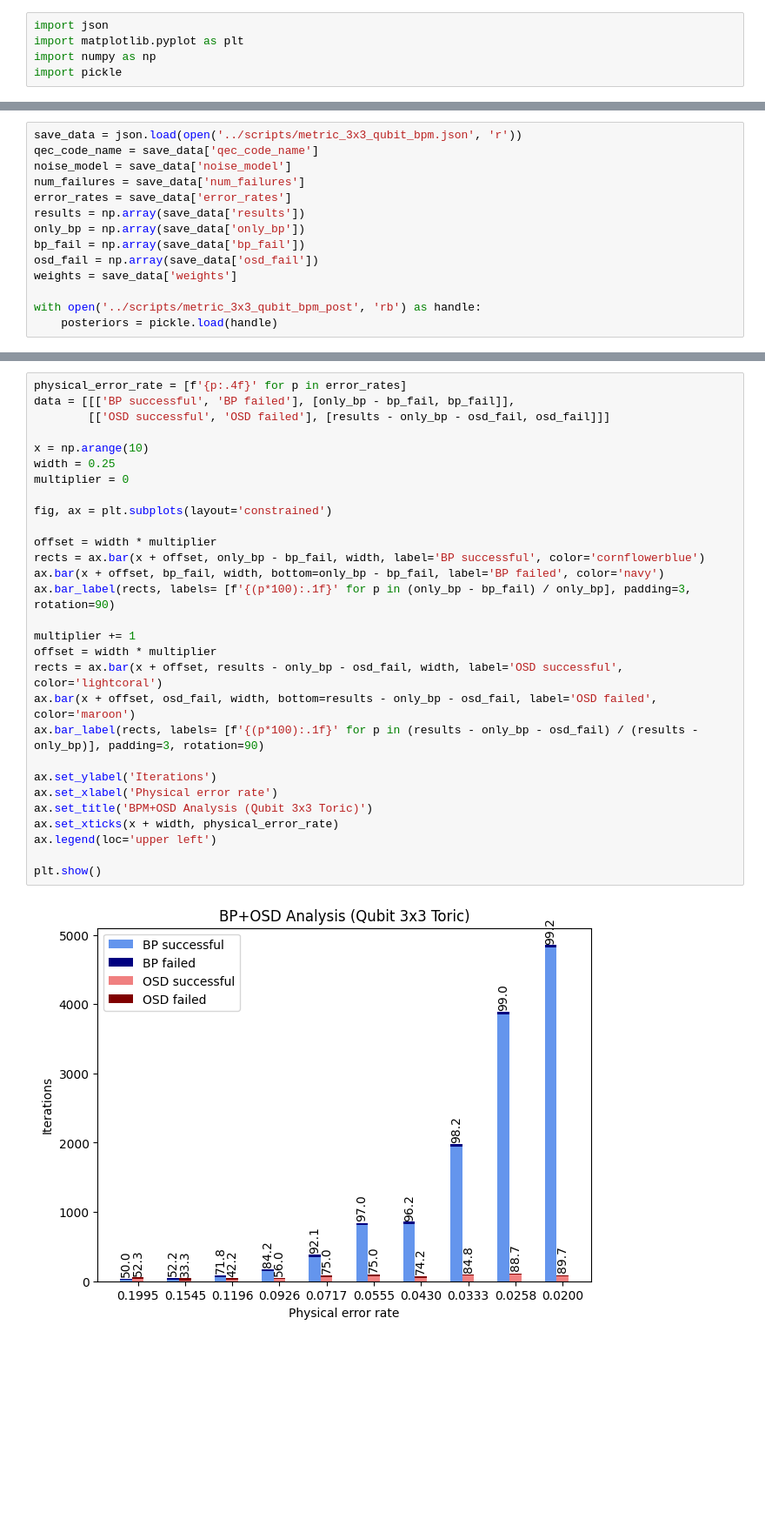
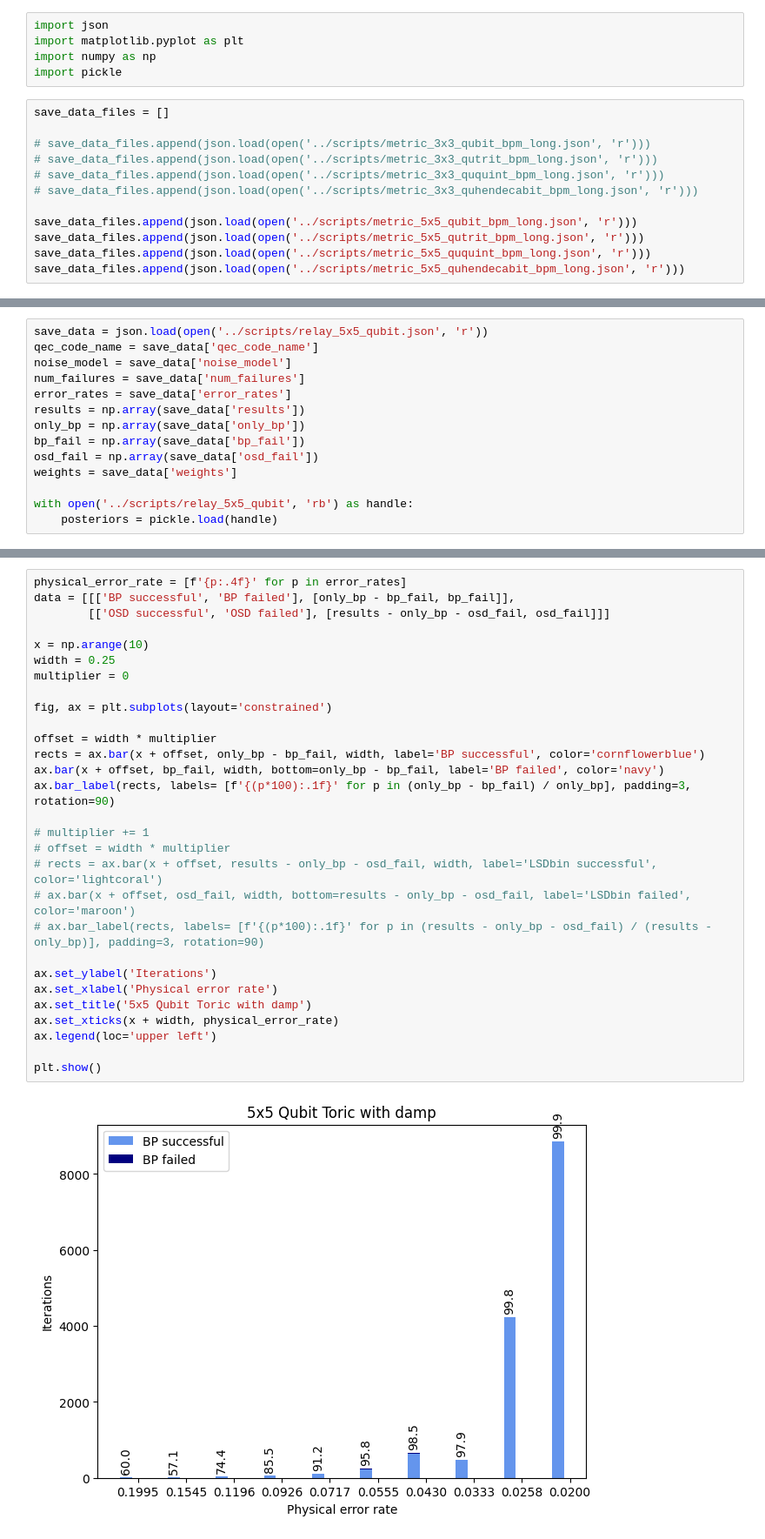
Before and after one commit to e-kneip/bbqudit, a Jupyter notebook: bbq/notebooks/metric.ipynb, the cells around one changed output, grey strips where cells are left out. Shown at 87% size. Cells and saved outputs as stored; diff of their text form; blank space fills up the shorter version.

```diff
--- a/bbq/notebooks/metric.ipynb
+++ b/bbq/notebooks/metric.ipynb
@@ -5,3 +142,15 @@ import json
 import matplotlib.pyplot as plt
 import numpy as np
 import pickle
+# %%
+save_data_files = []
+
+# save_data_files.append(json.load(open('../scripts/metric_3x3_qubit_bpm_long.json', 'r')))
+# save_data_files.append(json.load(open('../scripts/metric_3x3_qutrit_bpm_long.json', 'r')))
+# save_data_files.append(json.load(open('../scripts/metric_3x3_ququint_bpm_long.json', 'r')))
+# save_data_files.append(json.load(open('../scripts/metric_3x3_quhendecabit_bpm_long.json', 'r')))
+
+save_data_files.append(json.load(open('../scripts/metric_5x5_qubit_bpm_long.json', 'r')))
+save_data_files.append(json.load(open('../scripts/metric_5x5_qutrit_bpm_long.json', 'r')))
+save_data_files.append(json.load(open('../scripts/metric_5x5_ququint_bpm_long.json', 'r')))
+save_data_files.append(json.load(open('../scripts/metric_5x5_quhendecabit_bpm_long.json', 'r')))
@@ -22,5 +240,5 @@ plt.title('BP failed, OSD failed, smallest p');
 # %%
-save_data = json.load(open('../scripts/metric_3x3_qubit_bpm.json', 'r'))
+save_data = json.load(open('../scripts/relay_5x5_qubit.json', 'r'))
 qec_code_name = save_data['qec_code_name']
 noise_model = save_data['noise_model']
 num_failures = save_data['num_failures']
@@ -31,6 +249,6 @@ bp_fail = np.array(save_data['bp_fail'])
 osd_fail = np.array(save_data['osd_fail'])
 weights = save_data['weights']
 
-with open('../scripts/metric_3x3_qubit_bpm_post', 'rb') as handle:
+with open('../scripts/relay_5x5_qubit', 'rb') as handle:
     posteriors = pickle.load(handle)
 # %%
@@ -70,32 +288,32 @@ plt.show();
 # %%
 physical_error_rate = [f'{p:.4f}' for p in error_rates]
 data = [[['BP successful', 'BP failed'], [only_bp - bp_fail, bp_fail]],
         [['OSD successful', 'OSD failed'], [results - only_bp - osd_fail, osd_fail]]]
 
 x = np.arange(10)
 width = 0.25
 multiplier = 0
 
 fig, ax = plt.subplots(layout='constrained')
 
 offset = width * multiplier
 rects = ax.bar(x + offset, only_bp - bp_fail, width, label='BP successful', color='cornflowerblue')
 ax.bar(x + offset, bp_fail, width, bottom=only_bp - bp_fail, label='BP failed', color='navy')
 ax.bar_label(rects, labels= [f'{(p*100):.1f}' for p in (only_bp - bp_fail) / only_bp], padding=3, rotation=90)
 
-multiplier += 1
-offset = width * multiplier
-rects = ax.bar(x + offset, results - only_bp - osd_fail, width, label='OSD successful', color='lightcoral')
-ax.bar(x + offset, osd_fail, width, bottom=results - only_bp - osd_fail, label='OSD failed', color='maroon')
-ax.bar_label(rects, labels= [f'{(p*100):.1f}' for p in (results - only_bp - osd_fail) / (results - only_bp)], padding=3, rotation=90)
+# multiplier += 1
+# offset = width * multiplier
+# rects = ax.bar(x + offset, results - only_bp - osd_fail, width, label='LSDbin successful', color='lightcoral')
+# ax.bar(x + offset, osd_fail, width, bottom=results - only_bp - osd_fail, label='LSDbin failed', color='maroon')
+# ax.bar_label(rects, labels= [f'{(p*100):.1f}' for p in (results - only_bp - osd_fail) / (results - only_bp)], padding=3, rotation=90)
 
 ax.set_ylabel('Iterations')
 ax.set_xlabel('Physical error rate')
-ax.set_title('BPM+OSD Analysis (Qubit 3x3 Toric)')
+ax.set_title('5x5 Qubit Toric with damp')
 ax.set_xticks(x + width, physical_error_rate)
 ax.legend(loc='upper left')
 
 plt.show()
 # %% [output]
-[figure, old version]
+[figure, new version]
 # %%
```
Also changed, not shown: parts of 16 cells of this notebook, 4 other files.
